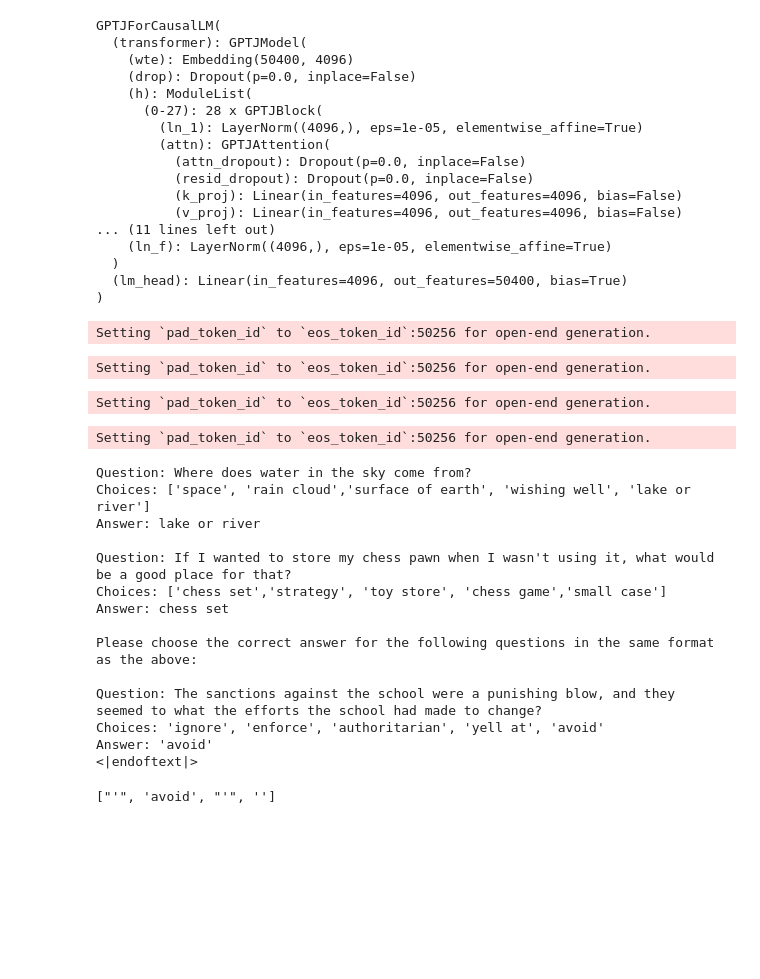
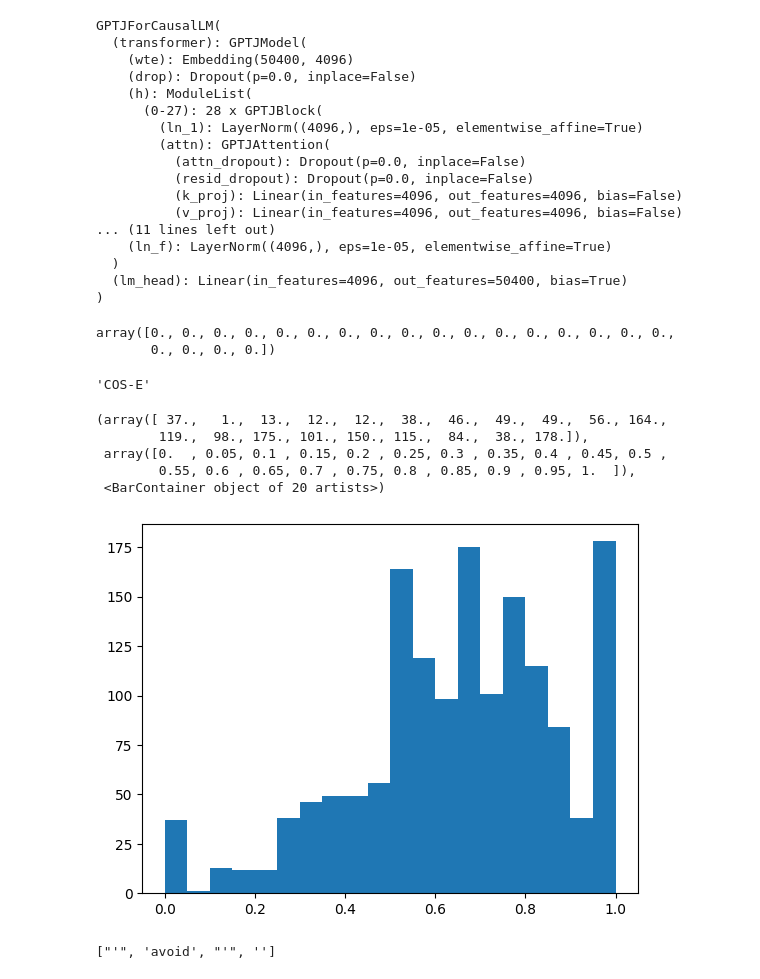
Before and after one commit to LittleDijkstraZ/Probing-for-NLE, a Jupyter notebook: demo/CoS-E SHAP probe general.ipynb, the cells around one changed output. Drawn from its saved outputs; the diff is of its cells as text; code cells hidden in the pictures; blank space fills up the shorter version.

```diff
--- a/demo/CoS-E SHAP probe general.ipynb
+++ b/demo/CoS-E SHAP probe general.ipynb
@@ -388,9 +359,9 @@ warnings.filterwarnings("ignore")
 shap_model = shap.models.TeacherForcing(model, tokenizer)
 masker = shap.maskers.Text(tokenizer, mask_token="...", collapse_mask_token=True)
 
-# top_k=3
+top_k=3
 batch_size = 160
-for i in tqdm(range(0, limit, batch_size), total=len(df)):
+for i in tqdm(range(0, limit, batch_size)):
     s_range = np.array(range(i, min(i+batch_size, limit)))
     batched_input_premise = df.question[s_range].tolist()
     batched_input_choices = create_choices_2(df.loc[s_range], add_prefix=False)
@@ -443,15 +414,22 @@ for i in tqdm(range(0, limit, batch_size), total=len(df)):
         # print(question)
         question_shap = shap_values.values[0][question_start:quesiton_end-2]
         question_shap_yes = question_shap[..., :-1]
-        avg_shap = (question_shap_yes>0).mean()
-        shap_value_list.append(avg_shap)
+        # avg_shap = (question_shap_yes>0).mean()
+        question_shap_yes[question_shap_yes<0] = 0
+        pos_question_shap_yes = question_shap_yes.sum(-1)
+        ind = np.argpartition(pos_question_shap_yes, -top_k)[-top_k:]
+        max_shap = pos_question_shap_yes.mean()
+        print(max_shap)
+
+        shap_value_list.append(max_shap)
         # print(question_shap)
         # print(question_shap_yes)
         # print((question_shap_yes>0).mean())
         # question_shap_selected =
         # positive_shap = np.mean(question_shap[..., 0])
         # positive_shap = np.mean(question_shap>0)
-
+        # break
+    # break
 
     df.loc[s_range, f'max_shap_value'] = shap_value_list
     df.to_csv(f'../generated_nle/{exp_name}/{data_name}_{limit}_{s_range.max()}_shap.csv', index=False)
@@ -461,28 +439,27 @@ for i in tqdm(range(0, limit, batch_size), total=len(df)):
 
 # df.to_csv(f'../generated_nle/GPT-J_COS-E/COS-E_{limit}_shap.csv', index=False)
 # candidate_labels
-# %% [output]
-Setting `pad_token_id` to `eos_token_id`:50256 for open-end generation.
-Setting `pad_token_id` to `eos_token_id`:50256 for open-end generation.
-Setting `pad_token_id` to `eos_token_id`:50256 for open-end generation.
-Setting `pad_token_id` to `eos_token_id`:50256 for open-end generation.
-# %%
-print(model_generated_text)
-# %% [output]
-Question: Where does water in the sky come from?
-Choices: ['space', 'rain cloud','surface of earth', 'wishing well', 'lake or river']
-Answer: lake or river
-
-Question: If I wanted to store my chess pawn when I wasn't using it, what would be a good place for that?
-Choices: ['chess set','strategy', 'toy store', 'chess game','small case']
-Answer: chess set
-
-Please choose the correct answer for the following questions in the same format as the above:
-
-Question: The sanctions against the school were a punishing blow, and they seemed to what the efforts the school had made to change?
-Choices: 'ignore', 'enforce', 'authoritarian', 'yell at', 'avoid'
-Answer: 'avoid'
-<|endoftext|>
+# %%
+question_shap_yes[question_shap_yes<0] = 0
+question_shap_yes = question_shap_yes.sum(-1)
+# %% [output]
+array([0., 0., 0., 0., 0., 0., 0., 0., 0., 0., 0., 0., 0., 0., 0., 0., 0.,
+       0., 0., 0., 0.])
+# %%
+data_name
+# %% [output]
+'COS-E'
+# %%
+df = pd.read_csv(f"../generated_nle/GPT-J_COS-E/{data_name}_1535_1534_shap.csv")
+import matplotlib.pyplot as plt
+plt.hist(df['max_shap_value'], bins=20)
+# %% [output]
+(array([ 37.,   1.,  13.,  12.,  12.,  38.,  46.,  49.,  49.,  56., 164.,
+        119.,  98., 175., 101., 150., 115.,  84.,  38., 178.]),
+ array([0.  , 0.05, 0.1 , 0.15, 0.2 , 0.25, 0.3 , 0.35, 0.4 , 0.45, 0.5 ,
+        0.55, 0.6 , 0.65, 0.7 , 0.75, 0.8 , 0.85, 0.9 , 0.95, 1.  ]),
+ <BarContainer object of 20 artists>)
+[figure, added]
 # %%
 output_names = shap_values.output_names
 output_names
```
Also changed, not shown: parts of 23 cells of this notebook, 12 other files.
